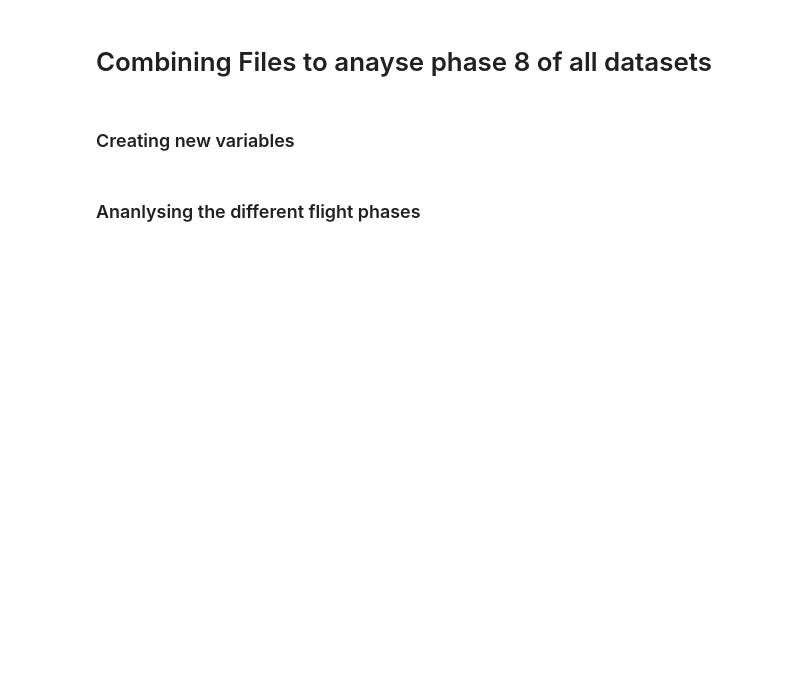
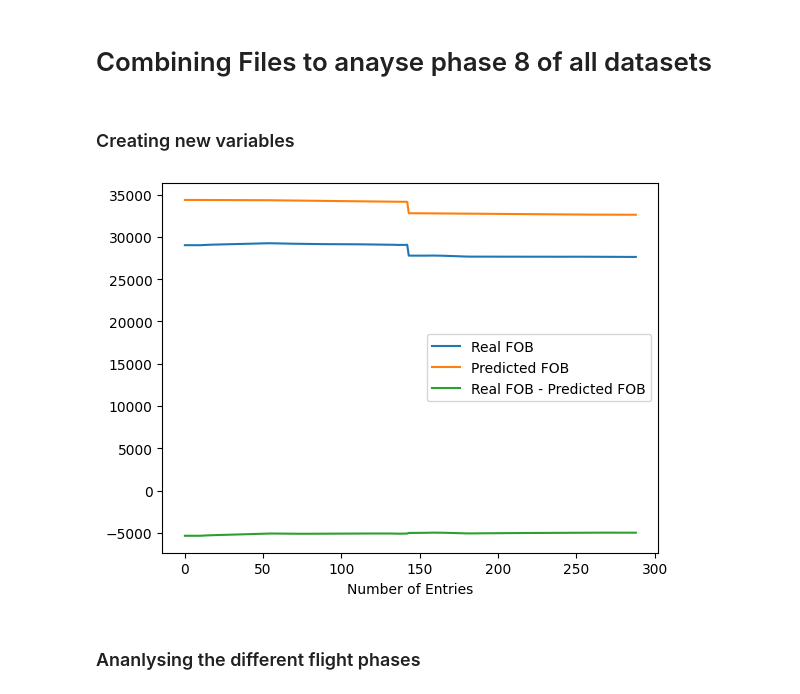
Before and after one commit to badek23/AirbusFuelLeaks, a Jupyter notebook: Phase8.ipynb, the cells around one changed output. Drawn from its saved outputs; the diff is of its cells as text; code cells hidden in the pictures; blank space fills up the shorter version.

```diff
--- a/Phase8.ipynb
+++ b/Phase8.ipynb
@@ -41,0 +44,14 @@ combined['diff_initial_FOB_fuel_used+FOB'] = combined['initial_FOB'] - combined[
+# %%
+import matplotlib.pyplot as plt
+
+# Filter for flight 98 and reset index
+flight_98 = combined[combined['Flight'] == 44].reset_index()
+
+plt.plot(flight_98.index, flight_98['VALUE_FOB'], label='Real FOB')
+plt.plot(flight_98.index, flight_98['predicted_FOB'], label='Predicted FOB')
+plt.plot(flight_98.index, flight_98['VALUE_FOB'] - flight_98['predicted_FOB'], label='Real FOB - Predicted FOB')
+plt.xlabel('Number of Entries')
+plt.legend()
+plt.show()
+# %% [output]
+[figure, added]
```
Also changed, not shown: parts of 38 cells of this notebook, 5 other files.
